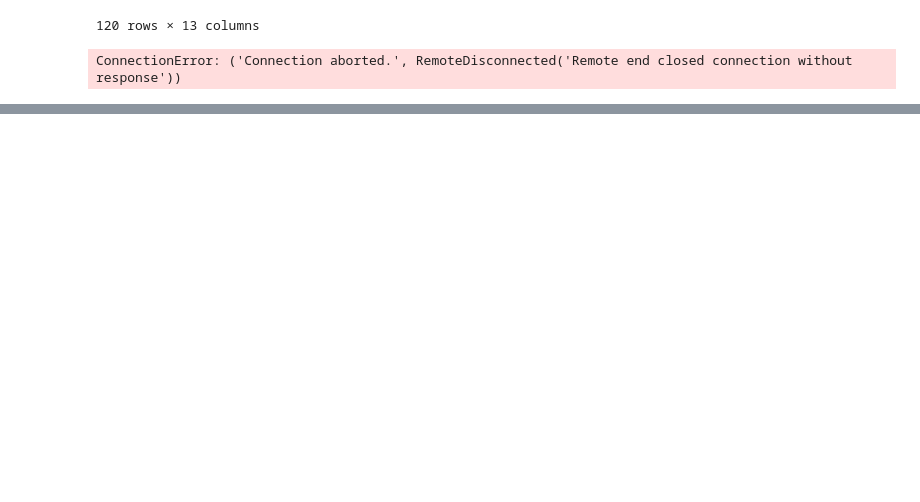
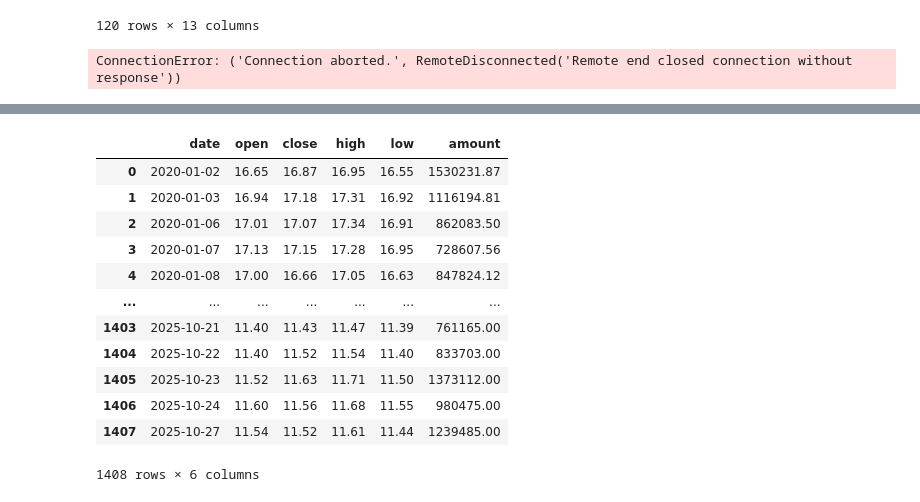
Before and after one commit to EveryFine/GeniusTradeTracker, a Jupyter notebook: tracker/app/akshare/akshare_intraday.ipynb, the cells around one changed output, grey strips where cells are left out. Saved outputs shown, nothing was run; the diff lists cells and outputs as text; code cells hidden in the pictures; blank space fills up the shorter version.

```diff
--- a/tracker/app/akshare/akshare_intraday.ipynb
+++ b/tracker/app/akshare/akshare_intraday.ipynb
@@ -1048,0 +1101,19 @@ ConnectionError: ('Connection aborted.', RemoteDisconnected('Remote end closed c
+# %%
+import akshare as ak
+
+stock_zh_a_hist_tx_df = ak.stock_zh_a_hist_tx(symbol="sz000001", start_date="20200101", end_date="20251027", adjust="")
+stock_zh_a_hist_tx_df
+# %% [output]
+|  | date | open | close | high | low | amount |
+| 0 | 2020-01-02 | 16.65 | 16.87 | 16.95 | 16.55 | 1530231.87 |
+| 1 | 2020-01-03 | 16.94 | 17.18 | 17.31 | 16.92 | 1116194.81 |
+| 2 | 2020-01-06 | 17.01 | 17.07 | 17.34 | 16.91 | 862083.50 |
+| 3 | 2020-01-07 | 17.13 | 17.15 | 17.28 | 16.95 | 728607.56 |
+| 4 | 2020-01-08 | 17.00 | 16.66 | 17.05 | 16.63 | 847824.12 |
+| ... | ... | ... | ... | ... | ... | ... |
+| 1403 | 2025-10-21 | 11.40 | 11.43 | 11.47 | 11.39 | 761165.00 |
+| 1404 | 2025-10-22 | 11.40 | 11.52 | 11.54 | 11.40 | 833703.00 |
+| 1405 | 2025-10-23 | 11.52 | 11.63 | 11.71 | 11.50 | 1373112.00 |
+| 1406 | 2025-10-24 | 11.60 | 11.56 | 11.68 | 11.55 | 980475.00 |
+| 1407 | 2025-10-27 | 11.54 | 11.52 | 11.61 | 11.44 | 1239485.00 |
+1408 rows × 6 columns
```
Also changed, not shown: parts of 31 cells of this notebook, 6 other files.
